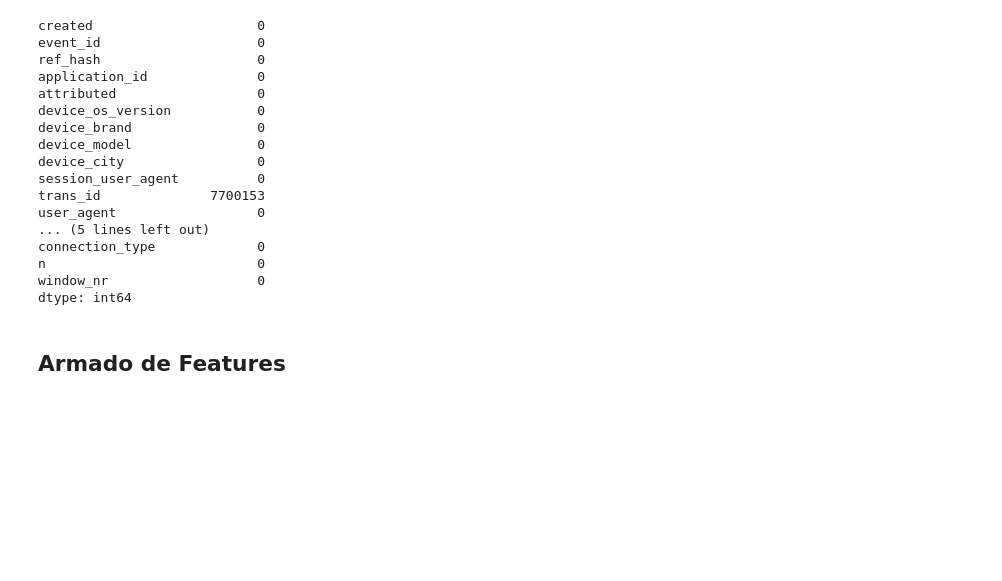
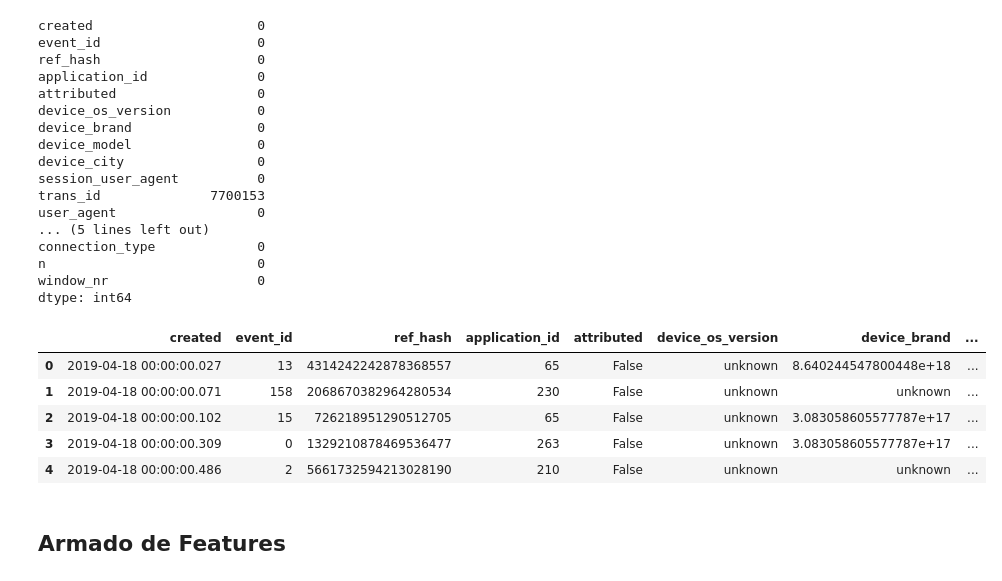
Before and after one commit to gatti2602/7506-datos, a Jupyter notebook: tp2/Manu/Features_2.ipynb, the cells around one changed output. Cells and saved outputs as stored; diff of their text form; code cells hidden in the pictures; blank space fills up the shorter version.

```diff
--- a/tp2/Manu/Features_2.ipynb
+++ b/tp2/Manu/Features_2.ipynb
@@ -308,6 +308,15 @@ connection_type             0
 n                           0
 window_nr                   0
 dtype: int64
+# %%
+events.head()
+# %% [output]
+|  | created | event_id | ref_hash | application_id | attributed | device_os_version | device_brand | ... |
+| 0 | 2019-04-18 00:00:00.027 | 13 | 4314242242878368557 | 65 | False | unknown | 8.640244547800448e+18 | ... |
+| 1 | 2019-04-18 00:00:00.071 | 158 | 2068670382964280534 | 230 | False | unknown | unknown | ... |
+| 2 | 2019-04-18 00:00:00.102 | 15 | 726218951290512705 | 65 | False | unknown | 3.083058605577787e+17 | ... |
+| 3 | 2019-04-18 00:00:00.309 | 0 | 1329210878469536477 | 263 | False | unknown | 3.083058605577787e+17 | ... |
+| 4 | 2019-04-18 00:00:00.486 | 2 | 5661732594213028190 | 210 | False | unknown | unknown | ... |
 # %% [markdown]
 ## Armado de Features
 # %%
```
Also changed, not shown: parts of 4 cells of this notebook.
